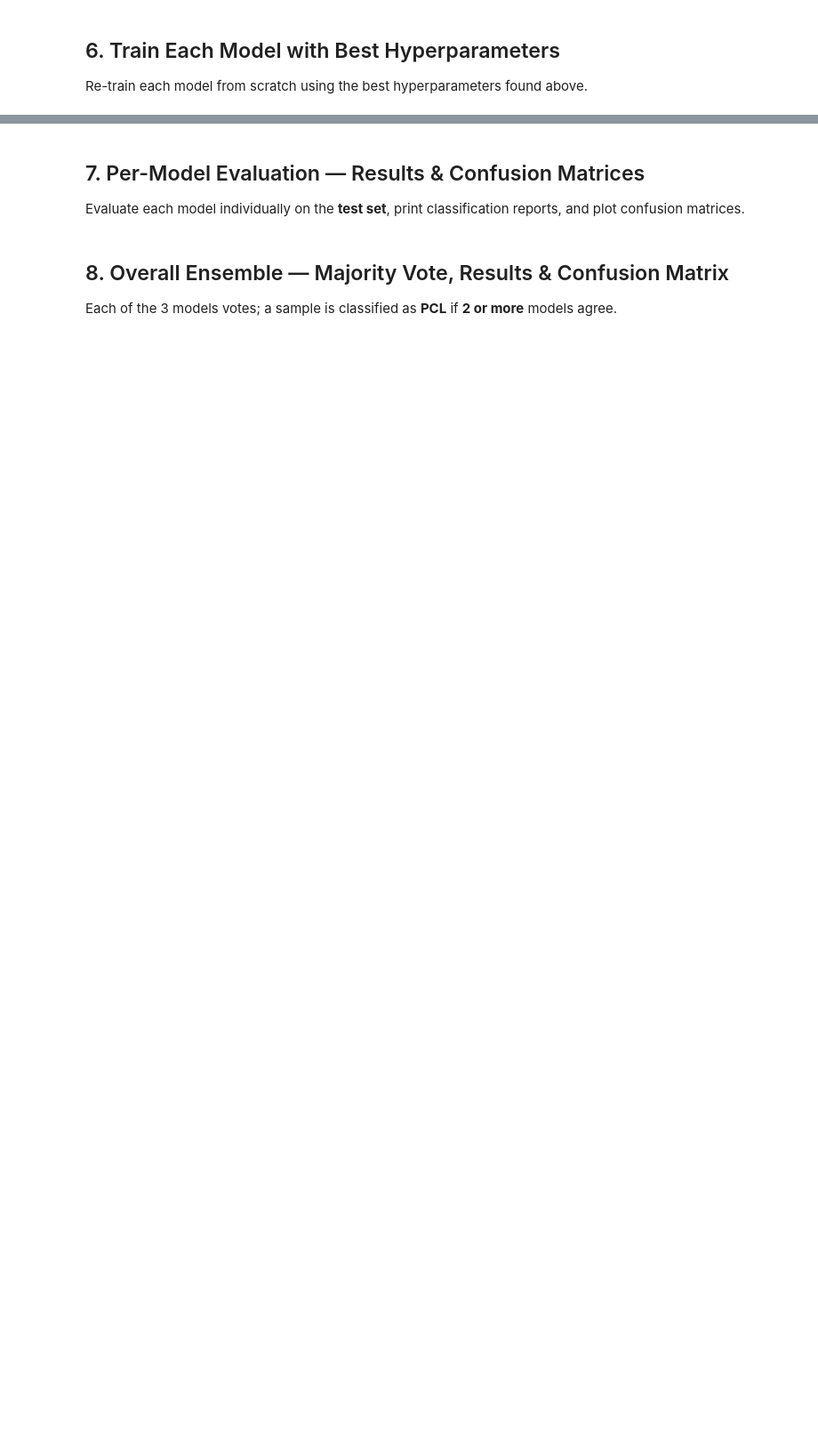
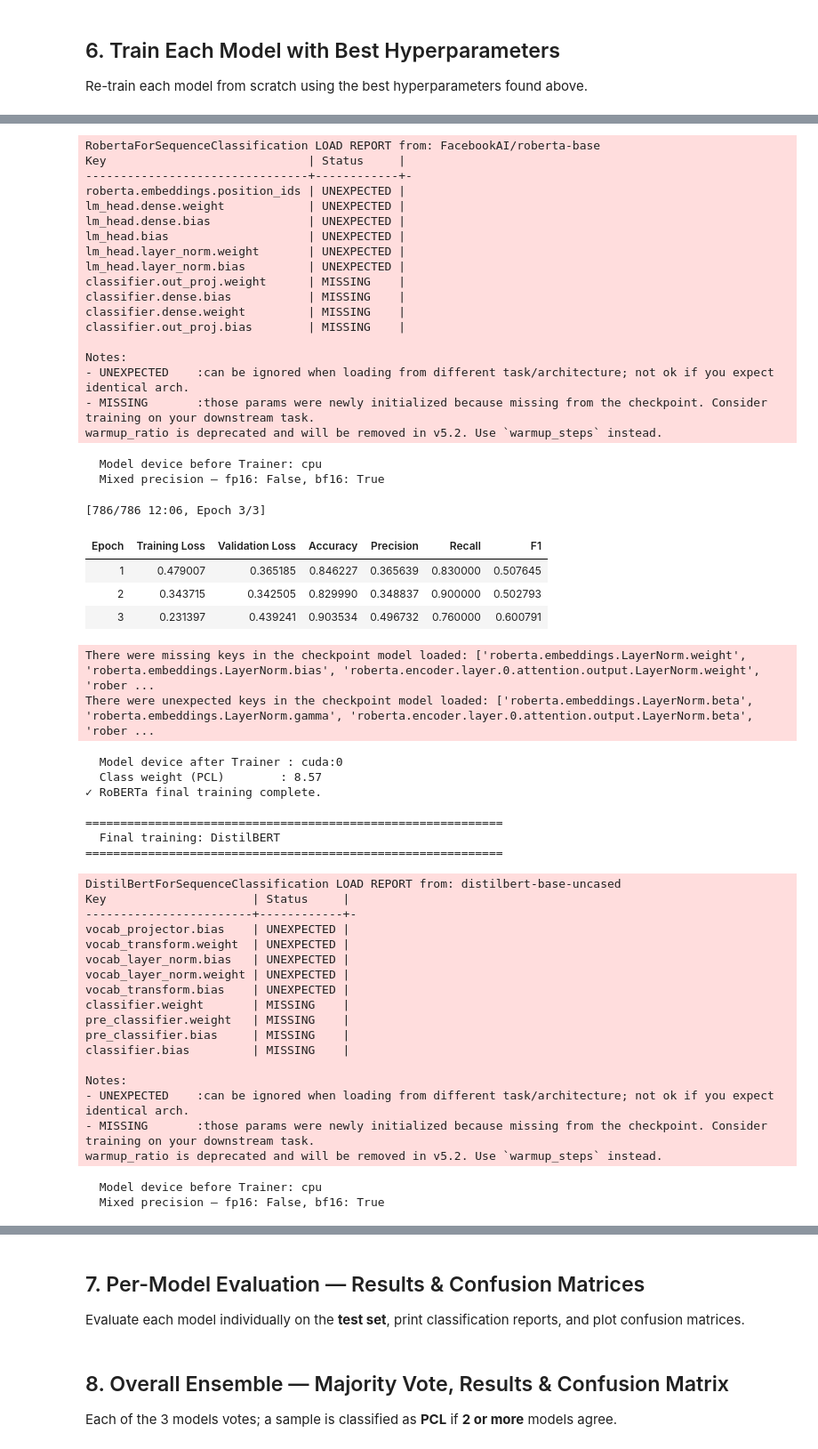
Before and after one commit to mksethia/NLP_CW, a Jupyter notebook: Dont_Patronize_Me_Trainingset/ensemble_voting_model.ipynb, the cells around one changed output, grey strips where cells are left out. Shown at 89% size. Saved outputs shown, nothing was run; the diff lists cells and outputs as text; code cells hidden in the pictures; blank space fills up the shorter version.

```diff
--- a/Dont_Patronize_Me_Trainingset/ensemble_voting_model.ipynb
+++ b/Dont_Patronize_Me_Trainingset/ensemble_voting_model.ipynb
@@ -456,8 +438,8 @@ for name, model_path in MODEL_CATALOGUE.items():
 
     training_args = TrainingArguments(
         output_dir=f"./results/{name}_final",
-        num_train_epochs=hp.get("num_train_epochs", 3),
-        per_device_train_batch_size=hp.get("per_device_train_batch_size", 16),
+        num_train_epochs=3,                                      # fixed
+        per_device_train_batch_size=32,                          # fixed
         per_device_eval_batch_size=32,
         learning_rate=hp.get("learning_rate", 2e-5),
         weight_decay=hp.get("weight_decay", 0.01),
@@ -499,3 +481,4 @@ for name, model_path in MODEL_CATALOGUE.items():
     trained_models[name] = model
     trainers[name] = trainer
     print(f"✓ {name} final training complete.")
+# %% [output]
@@ -501,0 +488,53 @@ for name, model_path in MODEL_CATALOGUE.items():
+RobertaForSequenceClassification LOAD REPORT from: FacebookAI/roberta-base
+Key                             | Status     |
+--------------------------------+------------+-
+roberta.embeddings.position_ids | UNEXPECTED |
+lm_head.dense.weight            | UNEXPECTED |
+lm_head.dense.bias              | UNEXPECTED |
+lm_head.bias                    | UNEXPECTED |
+lm_head.layer_norm.weight       | UNEXPECTED |
+lm_head.layer_norm.bias         | UNEXPECTED |
+classifier.out_proj.weight      | MISSING    |
+classifier.dense.bias           | MISSING    |
+classifier.dense.weight         | MISSING    |
+classifier.out_proj.bias        | MISSING    |
+
+Notes:
+- UNEXPECTED    :can be ignored when loading from different task/architecture; not ok if you expect identical arch.
+- MISSING       :those params were newly initialized because missing from the checkpoint. Consider training on your downstream task.
+warmup_ratio is deprecated and will be removed in v5.2. Use `warmup_steps` instead.
+  Model device before Trainer: cpu
+  Mixed precision — fp16: False, bf16: True
+[786/786 12:06, Epoch 3/3]
+| Epoch | Training Loss | Validation Loss | Accuracy | Precision | Recall | F1 |
+| 1 | 0.479007 | 0.365185 | 0.846227 | 0.365639 | 0.830000 | 0.507645 |
+| 2 | 0.343715 | 0.342505 | 0.829990 | 0.348837 | 0.900000 | 0.502793 |
+| 3 | 0.231397 | 0.439241 | 0.903534 | 0.496732 | 0.760000 | 0.600791 |
+There were missing keys in the checkpoint model loaded: ['roberta.embeddings.LayerNorm.weight', 'roberta.embeddings.LayerNorm.bias', 'roberta.encoder.layer.0.attention.output.LayerNorm.weight', 'rober ...
+There were unexpected keys in the checkpoint model loaded: ['roberta.embeddings.LayerNorm.beta', 'roberta.embeddings.LayerNorm.gamma', 'roberta.encoder.layer.0.attention.output.LayerNorm.beta', 'rober ...
+  Model device after Trainer : cuda:0
+  Class weight (PCL)        : 8.57
+✓ RoBERTa final training complete.
+
+============================================================
+  Final training: DistilBERT
+============================================================
+DistilBertForSequenceClassification LOAD REPORT from: distilbert-base-uncased
+Key                     | Status     |
+------------------------+------------+-
+vocab_projector.bias    | UNEXPECTED |
+vocab_transform.weight  | UNEXPECTED |
+vocab_layer_norm.bias   | UNEXPECTED |
+vocab_layer_norm.weight | UNEXPECTED |
+vocab_transform.bias    | UNEXPECTED |
+classifier.weight       | MISSING    |
+pre_classifier.weight   | MISSING    |
+pre_classifier.bias     | MISSING    |
+classifier.bias         | MISSING    |
+
+Notes:
+- UNEXPECTED    :can be ignored when loading from different task/architecture; not ok if you expect identical arch.
+- MISSING       :those params were newly initialized because missing from the checkpoint. Consider training on your downstream task.
+warmup_ratio is deprecated and will be removed in v5.2. Use `warmup_steps` instead.
+  Model device before Trainer: cpu
+  Mixed precision — fp16: False, bf16: True
```
Also changed, not shown: parts of 4 cells of this notebook.
